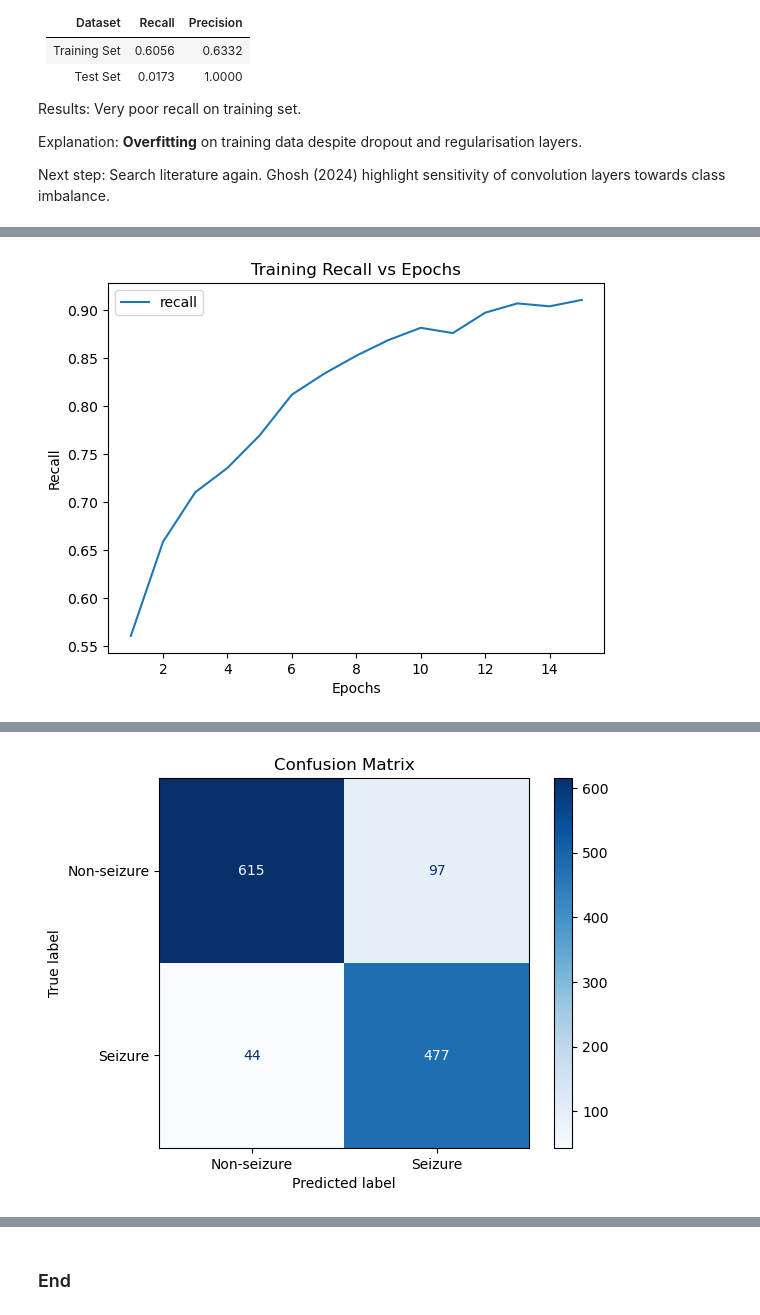
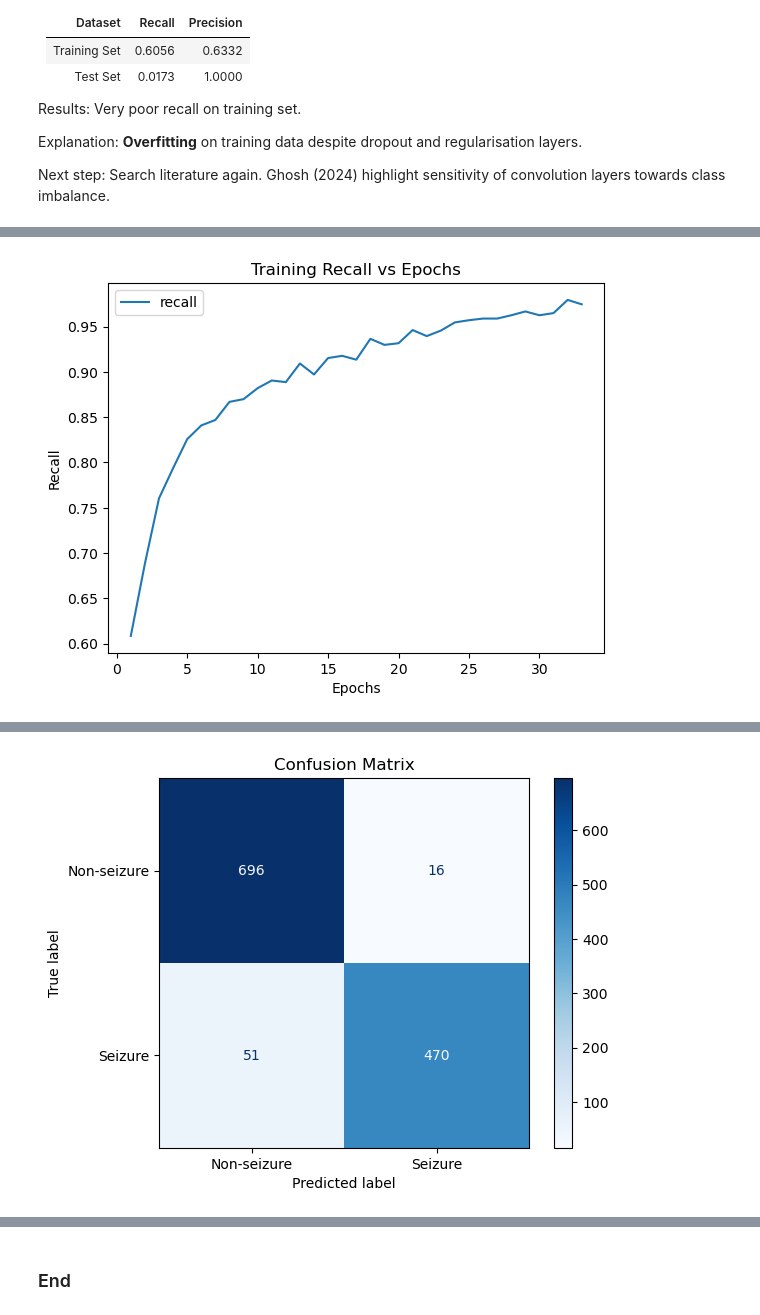
Before and after one commit to uol5/CM3070_SeizureDetection, a Jupyter notebook: main.ipynb, the cells around one changed output, grey strips where cells are left out. Saved outputs shown, nothing was run; the diff lists cells and outputs as text; code cells hidden in the pictures.

```diff
--- a/main.ipynb
+++ b/main.ipynb
@@ -4632,12 +4926,16 @@ cblstm_model2 = ConvBLSTM2(input_shape=conv_input_shape)
 cblstm_model2.compile_model()
 # %%
-# Fit and evaluate model
-history = cblstm_model2.train(train_balanced_reshaped, train_balanced_labels, epochs=100, batch_size=64, validation_split=0.2)
+# Train the ConvBLSTM2 model using the balanced and preprocessed 10-second EEG dataset.
+# Includes early stopping and validation split to monitor overfitting.
+cblstm_model2.train(train_balanced_reshaped, train_balanced_labels, epochs=100, batch_size=64, validation_split=0.2)
 
-# Save the model
-cblstm_model2.model.save('cnn_Bi_Lstm_model2.h5')
+# Save the trained model to disk for later inference or fine-tuning
+cblstm_model2.model.save('cnn_Bi_Lstm_model3.h5')
 
-loss, recall, precision, accuracy = cblstm_model2.evaluate(test_balanced_reshaped, test_balanced_labels)
-#print(f'Loss: {loss:.4f}, Recall: {recall:.4f}, Precision: {precision:.4f}, Accuracy: {accuracy:.4f}')
+# Evaluate the model on the held-out test set
+loss, accuracy, recall, precision = cblstm_model2.evaluate(test_balanced_reshaped, test_balanced_labels)
+
+# Display key performance metrics
+print(f'Loss: {loss:.4f}, Recall: {recall:.4f}, Precision: {precision:.4f}, Accuracy: {accuracy:.4f}')
 # %% [output]
 Epoch 1/100
@@ -4660 +4958 @@ Epoch 15/100
-[figure, old version]
+[figure, new version]
@@ -4664 +4962 @@ Loss: 0.2706, Recall: 0.9155, Precision: 0.8310, Accuracy: 0.8856
-[figure, old version]
+[figure, new version]
```
Also changed, not shown: parts of 15 cells of this notebook.
